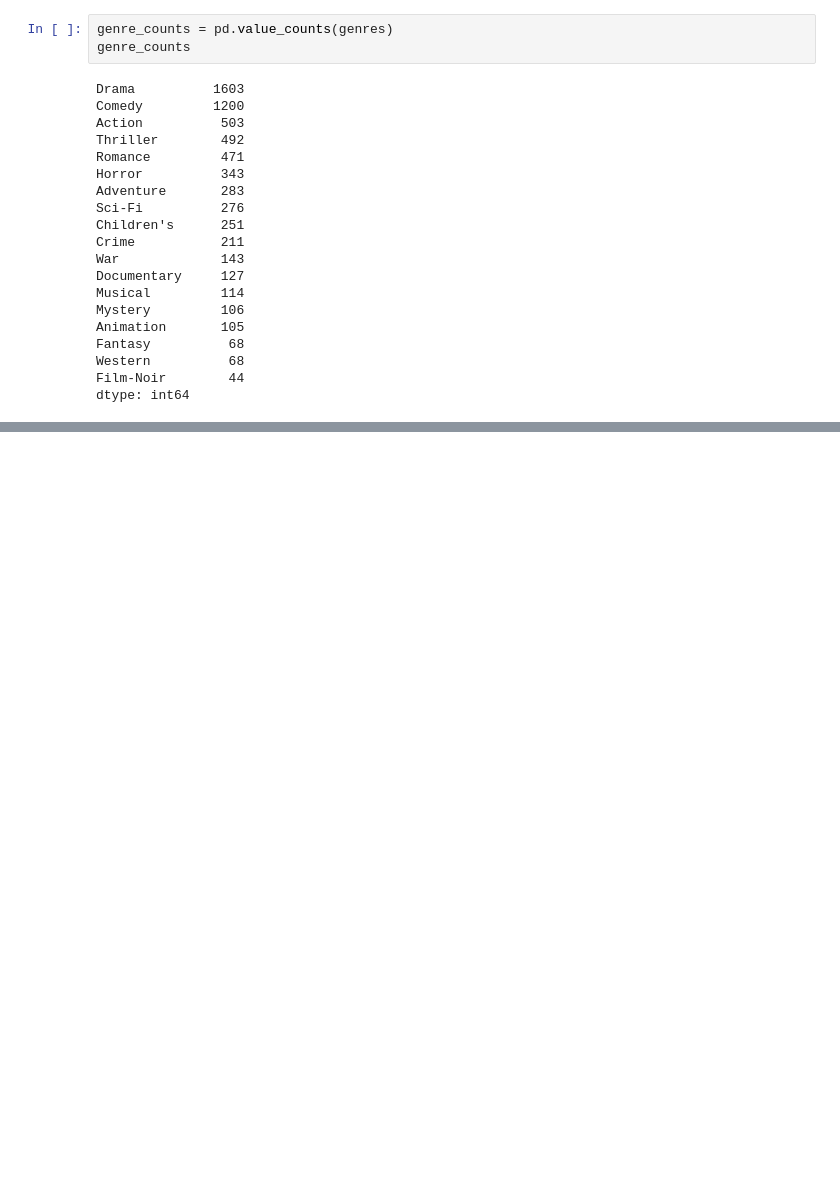
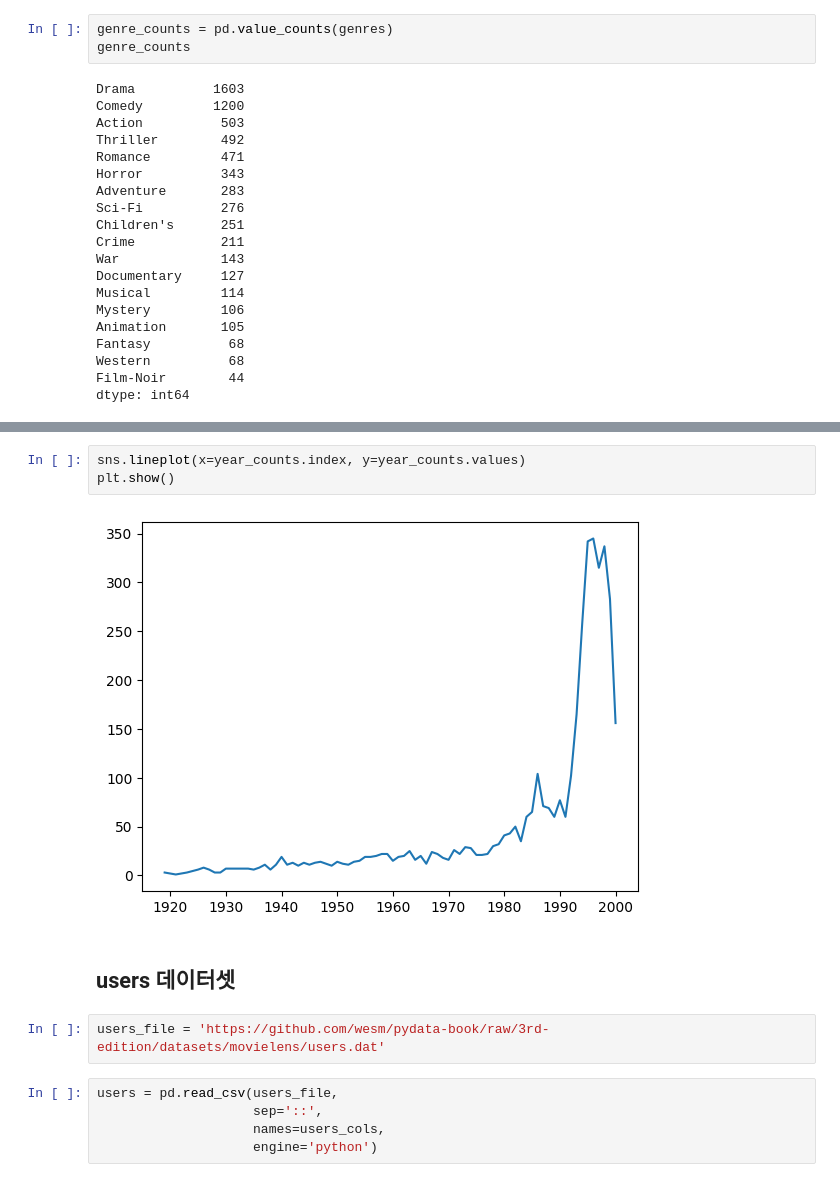
Before and after one commit to kiminhonawa/python, a Jupyter notebook: py20_movielens.ipynb, the cells around one changed output, grey strips where cells are left out. Cells and saved outputs as stored; diff of their text form; blank space fills up the shorter version.

```diff
--- a/py20_movielens.ipynb
+++ b/py20_movielens.ipynb
@@ -234,0 +291,14 @@ dtype: int64
+# %%
+sns.lineplot(x=year_counts.index, y=year_counts.values)
+plt.show()
+# %% [output]
+[figure, added]
+# %% [markdown]
+## users 데이터셋
+# %%
+users_file = 'https://github.com/wesm/pydata-book/raw/3rd-edition/datasets/movielens/users.dat'
+# %%
+users = pd.read_csv(users_file,
+                    sep='::',
+                    names=users_cols,
+                    engine='python')
```
Also changed, not shown: parts of 21 cells of this notebook.
